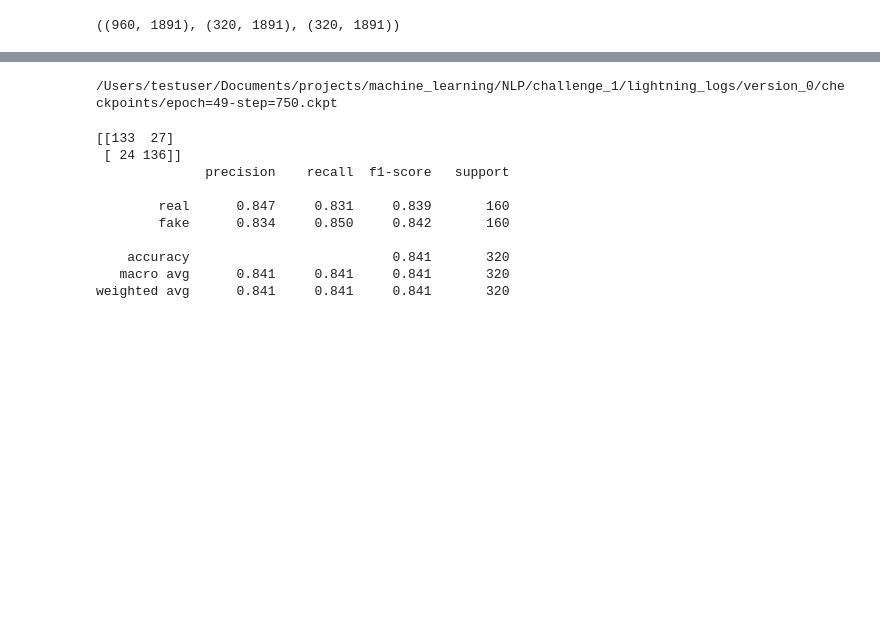
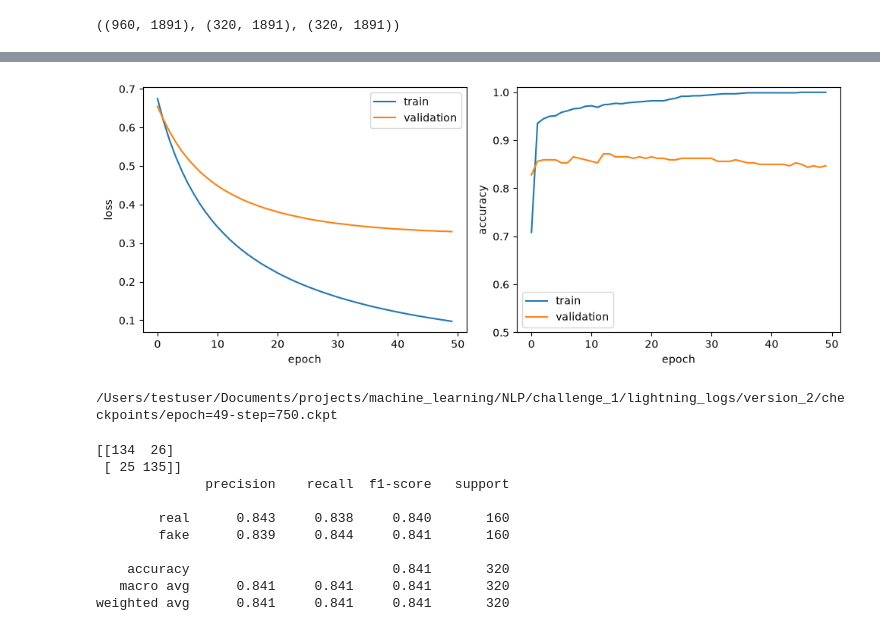
Before and after one commit to Sr-santi/NLP-deceptive-reviews, a Jupyter notebook: text_classification.ipynb, the cells around one changed output, grey strips where cells are left out. Saved outputs shown, nothing was run; the diff lists cells and outputs as text; code cells hidden in the pictures; blank space fills up the shorter version.

Commit message:
Plot training curves and pin every training draw to one seed.
Co-authored-by: Cursor <cursoragent@cursor.com>

```diff
--- a/text_classification.ipynb
+++ b/text_classification.ipynb
@@ -298,10 +300,16 @@ from torch.utils.data import DataLoader, TensorDataset
 import lightning.pytorch as L
 from lightning.pytorch.callbacks import EarlyStopping, ModelCheckpoint
 
-def to_loader(X, y, batch_size, shuffle):
+def to_loader(X, y, batch_size, shuffle, generator=None):
     features = torch.tensor(X.toarray(), dtype=torch.float32)
     labels = torch.tensor(y, dtype=torch.float32)
-    return DataLoader(TensorDataset(features, labels), batch_size=batch_size, shuffle=shuffle)
+    return DataLoader(
+        TensorDataset(features, labels),
+        batch_size=batch_size,
+        shuffle=shuffle,
+        num_workers=0,
+        generator=generator,
+    )
 
 class ReviewClassifier(L.LightningModule):
     def __init__(self, n_features, lr=1e-2):
@@ -334,14 +342,18 @@ class ReviewClassifier(L.LightningModule):
     def configure_optimizers(self):
         return torch.optim.Adam(self.parameters(), lr=self.hparams.lr)
 
-L.seed_everything(28)
+L.seed_everything(SEED, workers=True)
+loader_generator = torch.Generator().manual_seed(SEED)
 model = ReviewClassifier(n_features=X_train.shape[1])
-train_loader = to_loader(X_train, y_train, batch_size=64, shuffle=True)
+train_loader = to_loader(
+    X_train, y_train, batch_size=64, shuffle=True, generator=loader_generator
+)
 val_loader = to_loader(X_val, y_val, batch_size=64, shuffle=False)
 
 trainer = L.Trainer(
     max_epochs=50,
     accelerator="cpu",
+    deterministic=True,
     callbacks=[
         EarlyStopping(monitor="val_loss", patience=5, mode="min"),
         ModelCheckpoint(monitor="val_loss", mode="min"),
@@ -373,13 +384,40 @@ TPU available: False, using: 0 TPU cores
 /Users/testuser/Documents/projects/machine_learning/NLP/challenge_1/.venv/lib/python3.12/site-packages/lightning/pytorch/trainer/connectors/data_connector.py:434: The 'train_dataloader' does not have  ...
 /Users/testuser/Documents/projects/machine_learning/NLP/challenge_1/.venv/lib/python3.12/site-packages/lightning/pytorch/loops/fit_loop.py:321: The number of training batches (15) is smaller than the  ...
 `Trainer.fit` stopped: `max_epochs=50` reached.
+# %%
+history = pd.read_csv(Path(trainer.logger.log_dir) / "metrics.csv")
+by_epoch = (
+    history.groupby("epoch")[["train_loss_epoch", "val_loss", "train_acc_epoch", "val_acc"]]
+    .mean()
+    .reset_index()
+)
+
+fig, axes = plt.subplots(1, 2, figsize=(10, 4))
+
+axes[0].plot(by_epoch["epoch"], by_epoch["train_loss_epoch"], label="train")
+axes[0].plot(by_epoch["epoch"], by_epoch["val_loss"], label="validation")
+axes[0].set_xlabel("epoch")
+axes[0].set_ylabel("loss")
+axes[0].legend()
+
+axes[1].plot(by_epoch["epoch"], by_epoch["train_acc_epoch"], label="train")
+axes[1].plot(by_epoch["epoch"], by_epoch["val_acc"], label="validation")
+axes[1].set_xlabel("epoch")
+axes[1].set_ylabel("accuracy")
+axes[1].set_ylim(0.5, 1.01)
+axes[1].legend()
+
+fig.tight_layout()
+plt.show()
+# %% [output]
+[figure, added]
 # %%
 best_model = ReviewClassifier.load_from_checkpoint(
     trainer.checkpoint_callback.best_model_path
 )
 print(trainer.checkpoint_callback.best_model_path)
 # %% [output]
-/Users/testuser/Documents/projects/machine_learning/NLP/challenge_1/lightning_logs/version_0/checkpoints/epoch=49-step=750.ckpt
+/Users/testuser/Documents/projects/machine_learning/NLP/challenge_1/lightning_logs/version_2/checkpoints/epoch=49-step=750.ckpt
 # %%
 from sklearn.metrics import classification_report, confusion_matrix
 
@@ -401,12 +439,12 @@ print(classification_report(
     digits=3,
 ))
 # %% [output]
-[[133  27]
- [ 24 136]]
+[[134  26]
+ [ 25 135]]
               precision    recall  f1-score   support
 
-        real      0.847     0.831     0.839       160
-        fake      0.834     0.850     0.842       160
+        real      0.843     0.838     0.840       160
+        fake      0.839     0.844     0.841       160
 
     accuracy                          0.841       320
    macro avg      0.841     0.841     0.841       320
```
Also changed, not shown: parts of 5 cells of this notebook.
